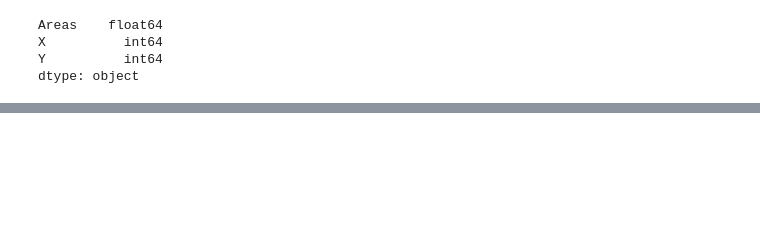
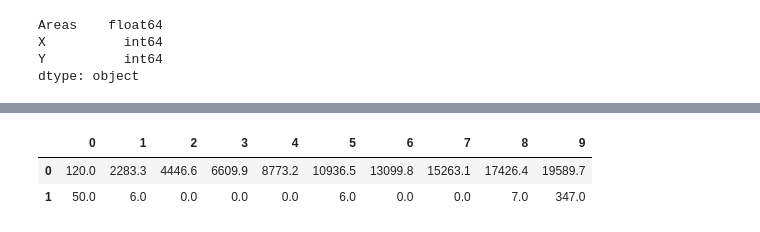
Before and after one commit to asorkins/PythonDistortionCalc, a Jupyter notebook: Jupiter Notebook.ipynb, the cells around one changed output, grey strips where cells are left out. Cells and saved outputs as stored; diff of their text form; code cells hidden in the pictures; blank space fills up the shorter version.

```diff
--- a/Jupiter Notebook.ipynb
+++ b/Jupiter Notebook.ipynb
@@ -204 +204,8 @@ df1.loc[0,5]
+# %%
+#df1.columns = df1.iloc[0]
+df1
+# %% [output]
+|  | 0 | 1 | 2 | 3 | 4 | 5 | 6 | 7 | 8 | 9 |
+| 0 | 120.0 | 2283.3 | 4446.6 | 6609.9 | 8773.2 | 10936.5 | 13099.8 | 15263.1 | 17426.4 | 19589.7 |
+| 1 | 50.0 | 6.0 | 0.0 | 0.0 | 0.0 | 6.0 | 0.0 | 0.0 | 7.0 | 347.0 |
 # %%
```
Also changed, not shown: parts of 9 cells of this notebook, 3 other files.
